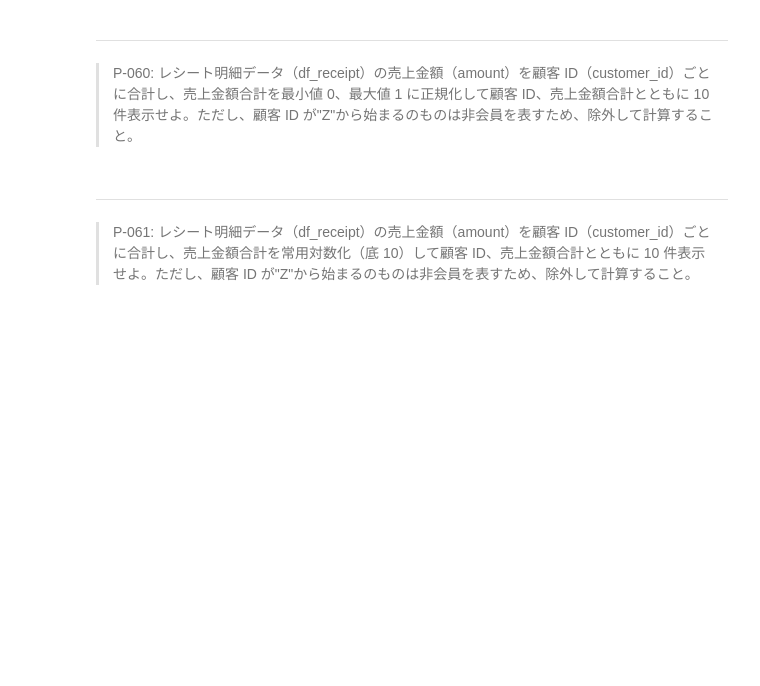
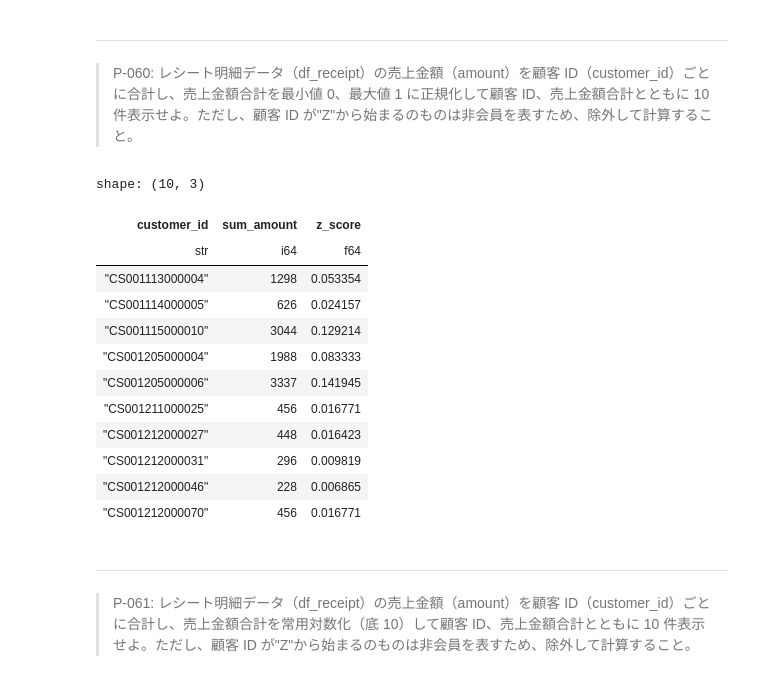
Before and after one commit to NMZ0429/ds_100knocks, a Jupyter notebook: content/100knocks-preprocess/docker/work/preprocess_knock_Python.ipynb, the cells around one changed output. Cells and saved outputs as stored; diff of their text form; code cells hidden in the pictures; blank space fills up the shorter version.

```diff
--- a/content/100knocks-preprocess/docker/work/preprocess_knock_Python.ipynb
+++ b/content/100knocks-preprocess/docker/work/preprocess_knock_Python.ipynb
@@ -1394,6 +1420,32 @@ TIPS:
 ---
 
 > P-060: レシート明細データ（df_receipt）の売上金額（amount）を顧客 ID（customer_id）ごとに合計し、売上金額合計を最小値 0、最大値 1 に正規化して顧客 ID、売上金額合計とともに 10 件表示せよ。ただし、顧客 ID が"Z"から始まるのものは非会員を表すため、除外して計算すること。
+# %%
+non_z_customer = pl.col("customer_id").str.starts_with("Z").not_()
+
+
+df_receipt.filter(non_z_customer).group_by(pl.col("customer_id")).agg(
+    pl.col("amount").sum().alias("sum_amount"),
+).with_columns(
+    (
+        (pl.col("sum_amount") - pl.col("sum_amount").min())
+        / (pl.col("sum_amount").max() - pl.col("sum_amount").min())
+    ).alias("z_score")
+).sort(pl.col("customer_id")).head(10)
+# %% [output]
+shape: (10, 3)
+| customer_id | sum_amount | z_score |
+| str | i64 | f64 |
+| "CS001113000004" | 1298 | 0.053354 |
+| "CS001114000005" | 626 | 0.024157 |
+| "CS001115000010" | 3044 | 0.129214 |
+| "CS001205000004" | 1988 | 0.083333 |
+| "CS001205000006" | 3337 | 0.141945 |
+| "CS001211000025" | 456 | 0.016771 |
+| "CS001212000027" | 448 | 0.016423 |
+| "CS001212000031" | 296 | 0.009819 |
+| "CS001212000046" | 228 | 0.006865 |
+| "CS001212000070" | 456 | 0.016771 |
 # %% [markdown]
 ---
 
```
Also changed, not shown: parts of 4 cells of this notebook.
